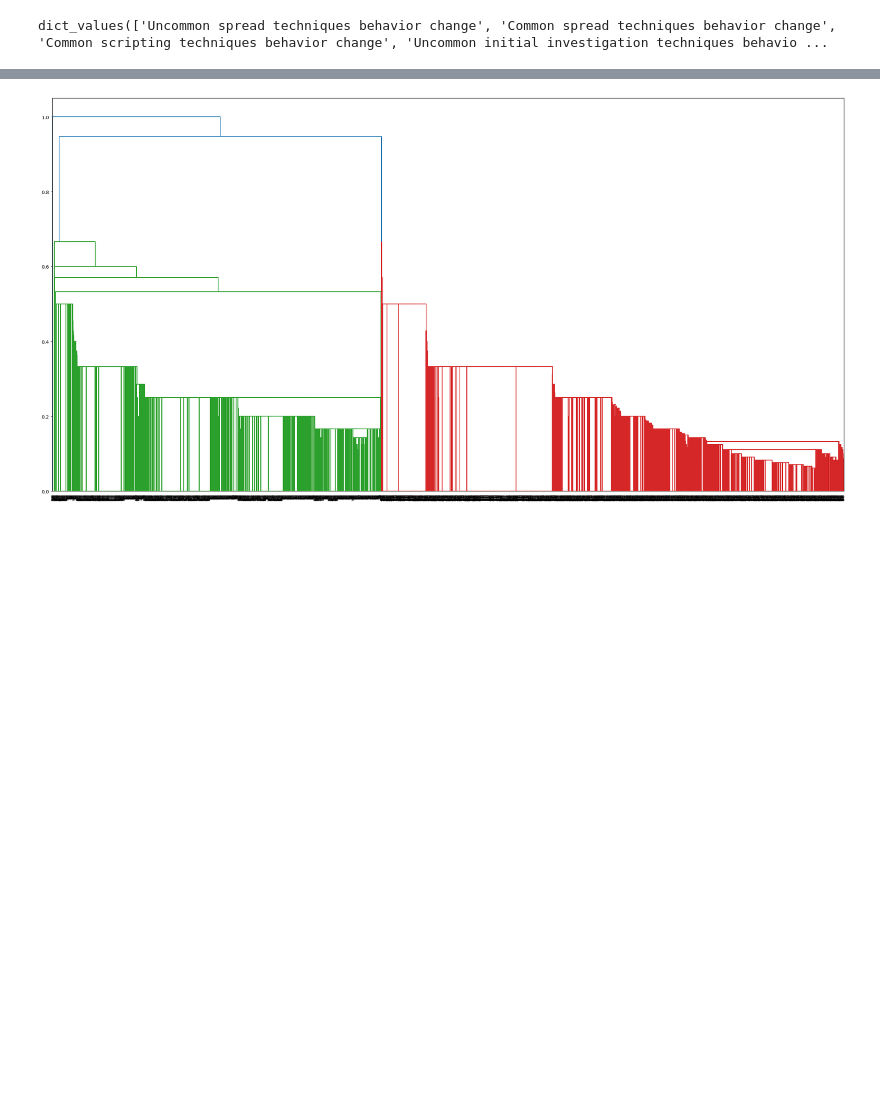
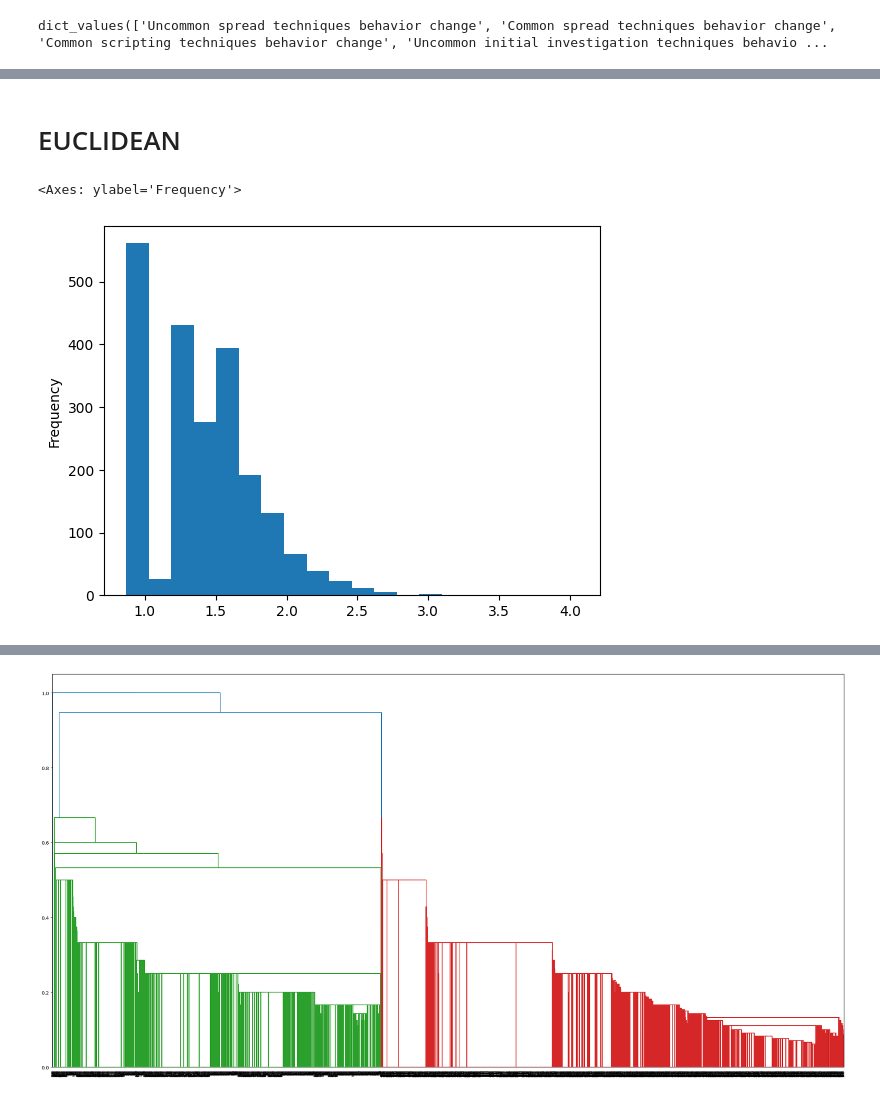
Before and after one commit to Katlii/Jupyter_analysis, a Jupyter notebook: jupiter_analysis.ipynb, the cells around one changed output, grey strips where cells are left out. Drawn from its saved outputs; the diff is of its cells as text; code cells hidden in the pictures; blank space fills up the shorter version.

```diff
--- a/jupiter_analysis.ipynb
+++ b/jupiter_analysis.ipynb
@@ -602,0 +557,3 @@ updateDataSet
+# %%
+updateDataSet=kateomg
+updateDataSet
@@ -842,0 +609,3 @@ keys_with_value_44
+# %%
+updateDataSet.drop(['label','distance_euclidean', 'distance_cityblock', 'distance_canberra'], inplace=True, axis=1)
+updateDataSet
@@ -842,0 +628,9 @@ keys_with_value_44
+# %%
+import plotly.graph_objects as go
+import plotly.offline as pyo
+from sklearn.cluster import KMeans
+
+categories = list(d.values())
+
+# Perform K-Means clustering with k=3
+kmeans = KMeans(n_clusters=2, init='k-means++', n_init='auto').fit(updateDataSet)
@@ -842,0 +665,23 @@ keys_with_value_44
+# %%
+def distance_from_center(row):
+    '''
+    Calculate the Euclidean distance between a data point and the center of its cluster.
+:param float income: the standardized income of the data point
+    :param float age: the standardized age of the data point
+    :param int label: the label of the cluster
+    :rtype: float
+    :return: The resulting Euclidean distance
+    '''
+    label = row['label']
+    center_cluster =  kmeans.cluster_centers_[label]
+    data_vector = row[:center_cluster.size].to_numpy()
+
+    distance_euclidean = distance.euclidean(data_vector, center_cluster)
+    distance_cityblock = distance.cityblock(data_vector, center_cluster)
+    distance_hamming = distance.hamming(data_vector, center_cluster)
+    return np.round(distance_euclidean, 3), np.round(distance_cityblock, 3), np.round(distance_hamming, 3)
+    #return np.round(distance_, 3)
+
+updateDataSet['label'] = kmeans.labels_
+#updateDataSet['distance'] = updateDataSet.apply(distance_from_center, axis=1)
+updateDataSet['distance_euclidean'], updateDataSet['distance_cityblock'], updateDataSet['distance_hamming'] = zip(*updateDataSet.apply(distance_from_center, axis=1))
@@ -842,0 +704,7 @@ keys_with_value_44
+# %% [markdown]
+# EUCLIDEAN
+# %%
+updateDataSet[updateDataSet.label == 0].distance_euclidean.plot(kind='hist', bins=20, log=False)
+# %% [output]
+<Axes: ylabel='Frequency'>
+[figure, added]
```
Also changed, not shown: parts of 86 cells of this notebook.
